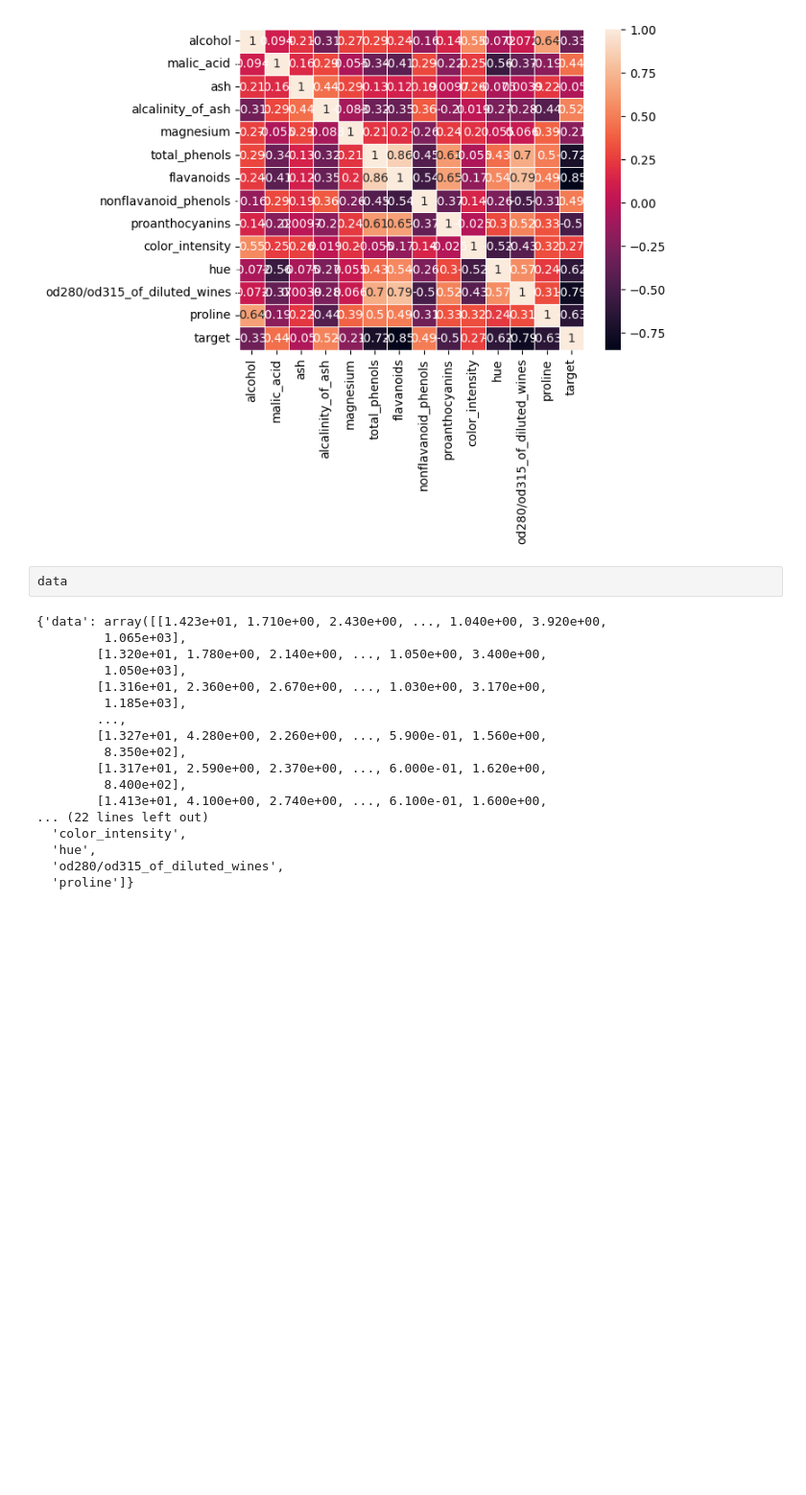
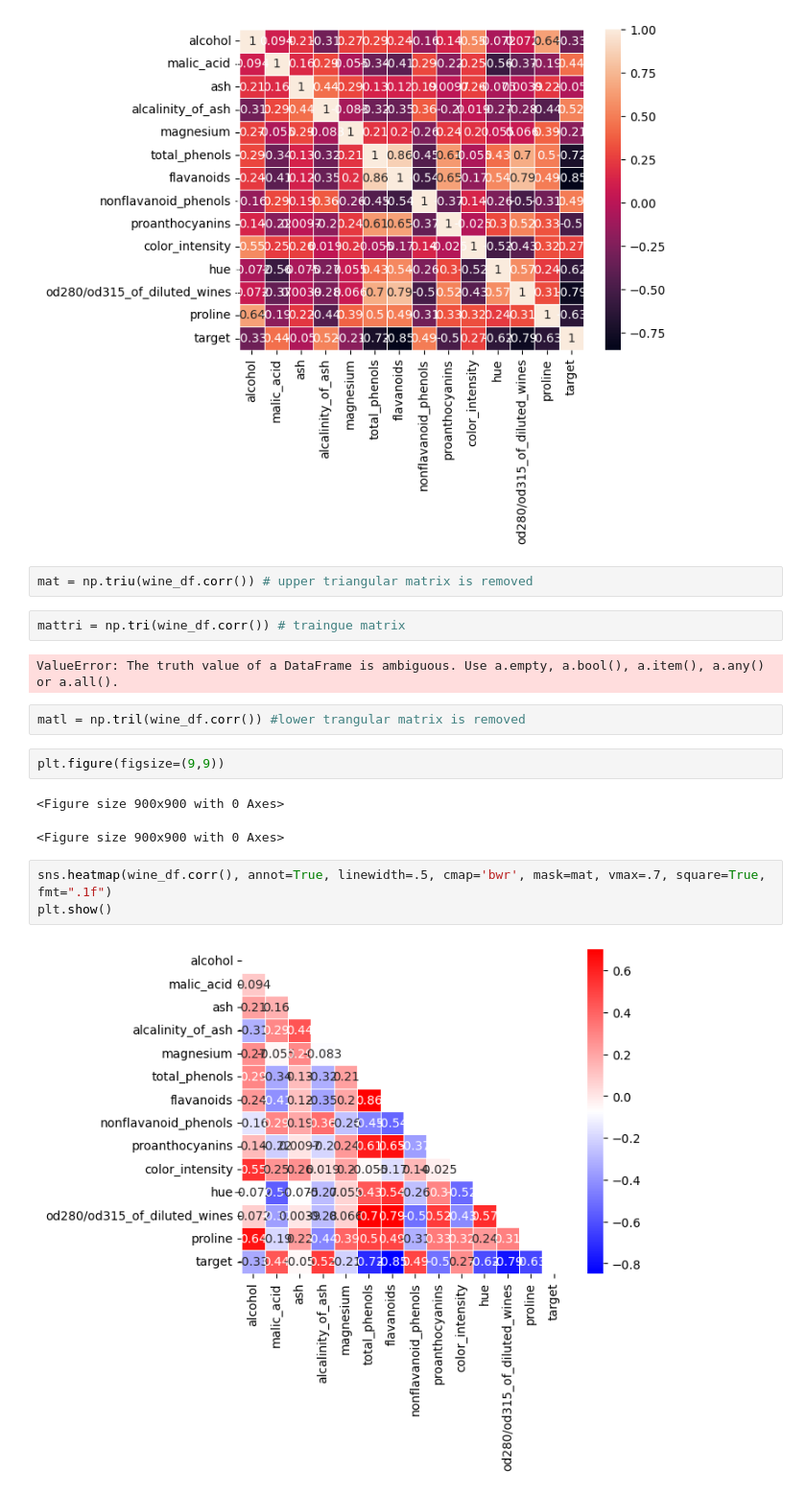
Before and after one commit to Mani007/ExpertDebuggingSkill, a Jupyter notebook: jupyter-notebook/first_test.ipynb, the cells around one changed output. Shown at 96% size. Drawn from its saved outputs; the diff is of its cells as text; blank space fills up the shorter version.

Commit message:
Seaborn heatmap formated

```diff
--- a/jupyter-notebook/first_test.ipynb
+++ b/jupyter-notebook/first_test.ipynb
@@ -37,23 +41,21 @@ sns.heatmap(wine_df.corr(), annot=True, linewidth=.5)
 # %% [output]
 <Axes: >
 [figure]
-# %%
-data
-# %% [output]
-{'data': array([[1.423e+01, 1.710e+00, 2.430e+00, ..., 1.040e+00, 3.920e+00,
-         1.065e+03],
-        [1.320e+01, 1.780e+00, 2.140e+00, ..., 1.050e+00, 3.400e+00,
-         1.050e+03],
-        [1.316e+01, 2.360e+00, 2.670e+00, ..., 1.030e+00, 3.170e+00,
-         1.185e+03],
-        ...,
-        [1.327e+01, 4.280e+00, 2.260e+00, ..., 5.900e-01, 1.560e+00,
-         8.350e+02],
-        [1.317e+01, 2.590e+00, 2.370e+00, ..., 6.000e-01, 1.620e+00,
-         8.400e+02],
-        [1.413e+01, 4.100e+00, 2.740e+00, ..., 6.100e-01, 1.600e+00,
-... (22 lines left out)
-  'color_intensity',
-  'hue',
-  'od280/od315_of_diluted_wines',
-  'proline']}
+# %%
+mat = np.triu(wine_df.corr()) # upper triangular matrix is removed
+# %%
+mattri = np.tri(wine_df.corr()) # traingue matrix
+# %% [output]
+ValueError: The truth value of a DataFrame is ambiguous. Use a.empty, a.bool(), a.item(), a.any() or a.all().
+# %%
+matl = np.tril(wine_df.corr()) #lower trangular matrix is removed
+# %%
+plt.figure(figsize=(9,9))
+# %% [output]
+<Figure size 900x900 with 0 Axes>
+<Figure size 900x900 with 0 Axes>
+# %%
+sns.heatmap(wine_df.corr(), annot=True, linewidth=.5, cmap='bwr', mask=mat, vmax=.7, square=True,  fmt=".1f")
+plt.show()
+# %% [output]
+[figure, added]
```
Also changed, not shown: parts of 1 cell of this notebook.
